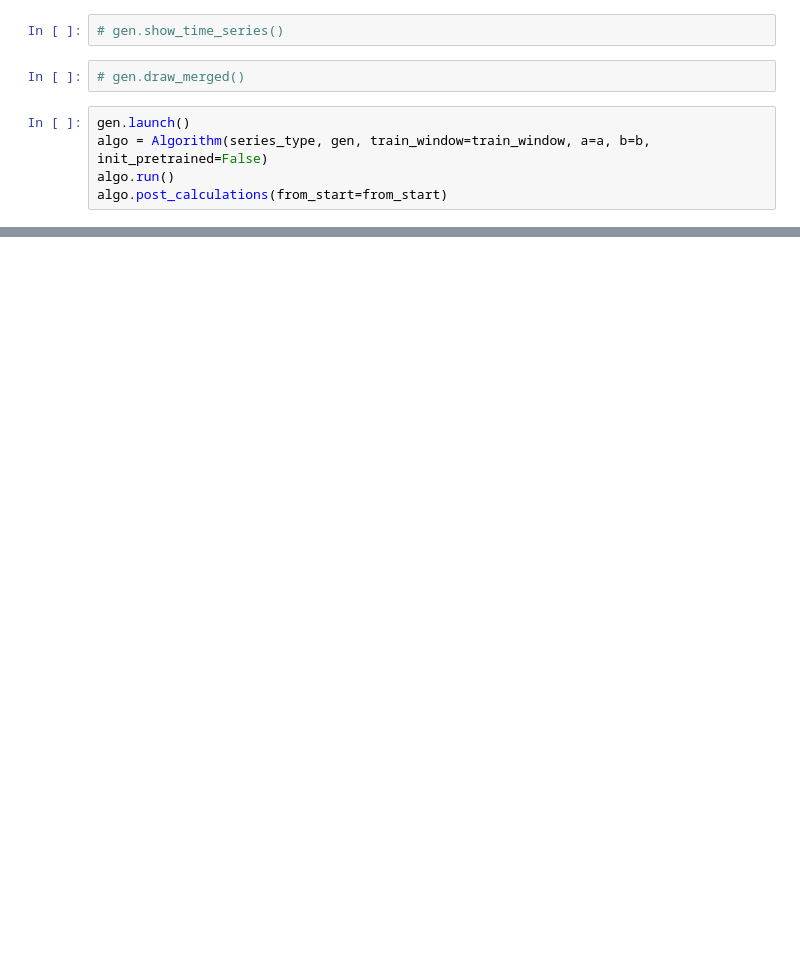
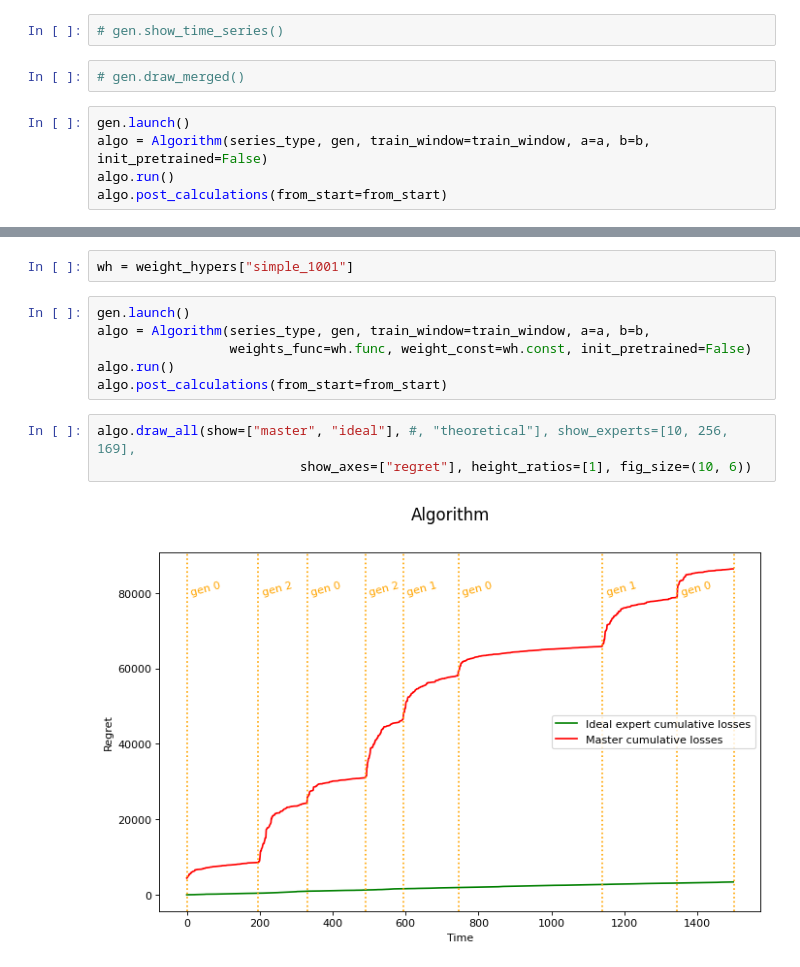
Before and after one commit to intsystems/2024-Project-125, a Jupyter notebook: code/show.ipynb, the cells around one changed output, grey strips where cells are left out. Drawn from its saved outputs; the diff is of its cells as text; blank space fills up the shorter version.

```diff
--- a/code/show.ipynb
+++ b/code/show.ipynb
@@ -49,0 +55,13 @@ algo.draw_all(show=["master", "ideal"], show_experts=[1890],
+# %%
+wh = weight_hypers["simple_1001"]
+# %%
+gen.launch()
+algo = Algorithm(series_type, gen, train_window=train_window, a=a, b=b,
+                 weights_func=wh.func, weight_const=wh.const, init_pretrained=False)
+algo.run()
+algo.post_calculations(from_start=from_start)
+# %%
+algo.draw_all(show=["master", "ideal"], #, "theoretical"], show_experts=[10, 256, 169],
+                          show_axes=["regret"], height_ratios=[1], fig_size=(10, 6))
+# %% [output]
+[figure, added]
```
Also changed, not shown: parts of 3 cells of this notebook, 9 other files.
